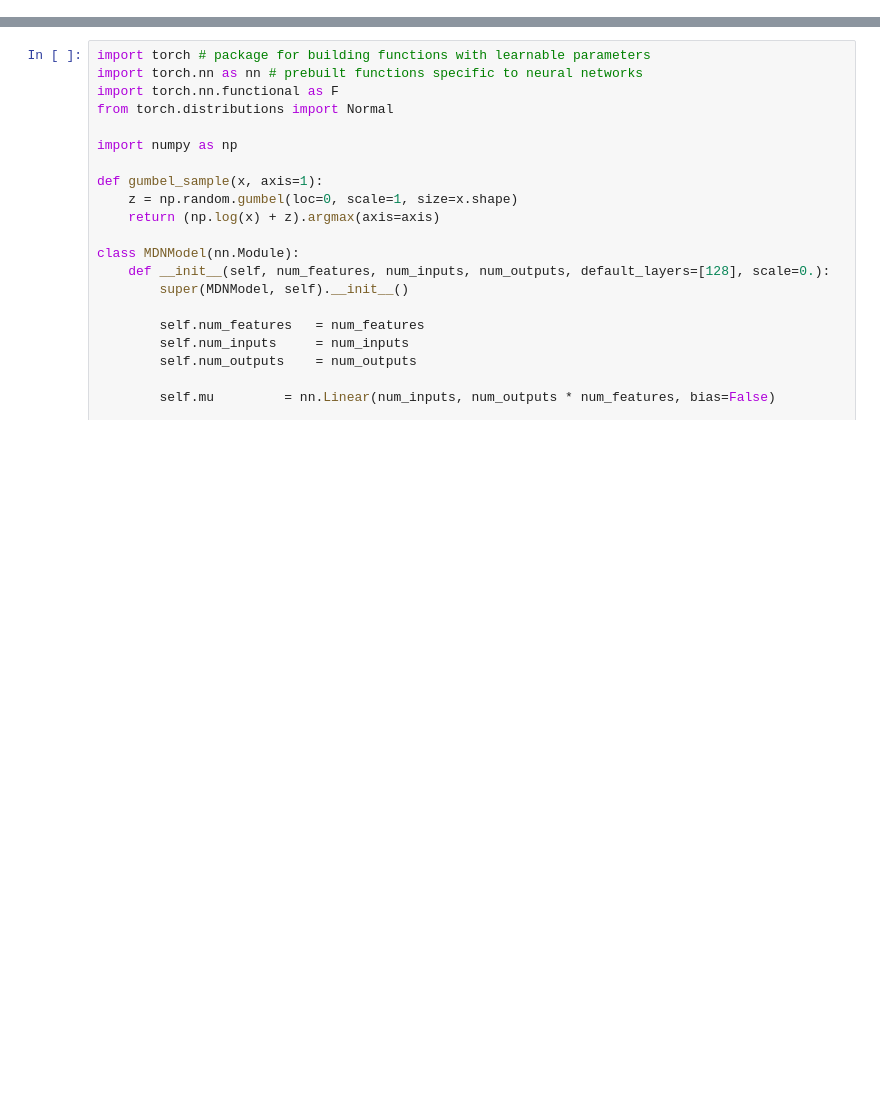
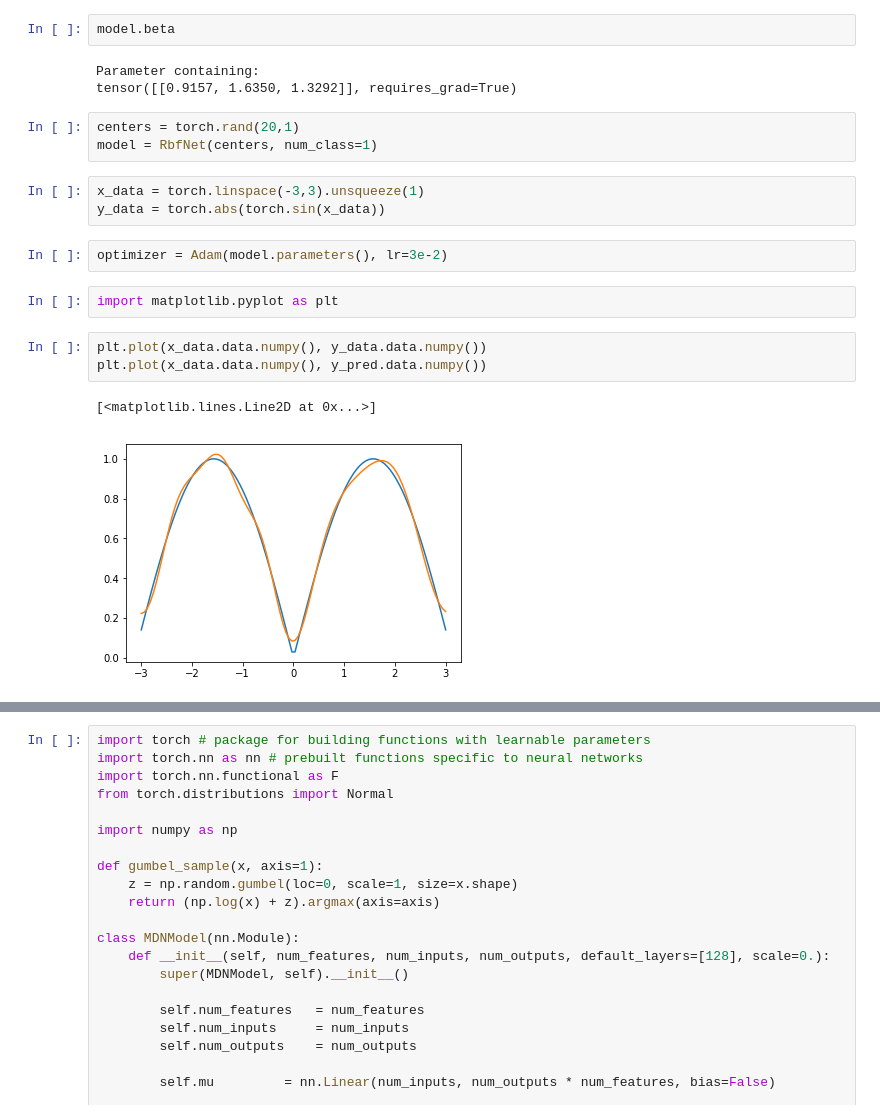
Before and after one commit to i-abr/HybridLearning, a Jupyter notebook: rbf_network_test.ipynb, the cells around one changed output, grey strips where cells are left out. Drawn from its saved outputs; the diff is of its cells as text; blank space fills up the shorter version.

```diff
--- a/Untitled.ipynb
+++ b/rbf_network_test.ipynb
@@ -0,0 +58,21 @@
+# %%
+model.beta
+# %% [output]
+Parameter containing:
+tensor([[0.9157, 1.6350, 1.3292]], requires_grad=True)
+# %%
+centers = torch.rand(20,1)
+model = RbfNet(centers, num_class=1)
+# %%
+x_data = torch.linspace(-3,3).unsqueeze(1)
+y_data = torch.abs(torch.sin(x_data))
+# %%
+optimizer = Adam(model.parameters(), lr=3e-2)
+# %%
+import matplotlib.pyplot as plt
+# %%
+plt.plot(x_data.data.numpy(), y_data.data.numpy())
+plt.plot(x_data.data.numpy(), y_pred.data.numpy())
+# %% [output]
+[<matplotlib.lines.Line2D at 0x...>]
+[figure, added]
```
Also changed, not shown: parts of 3 cells of this notebook, 1 other file.
